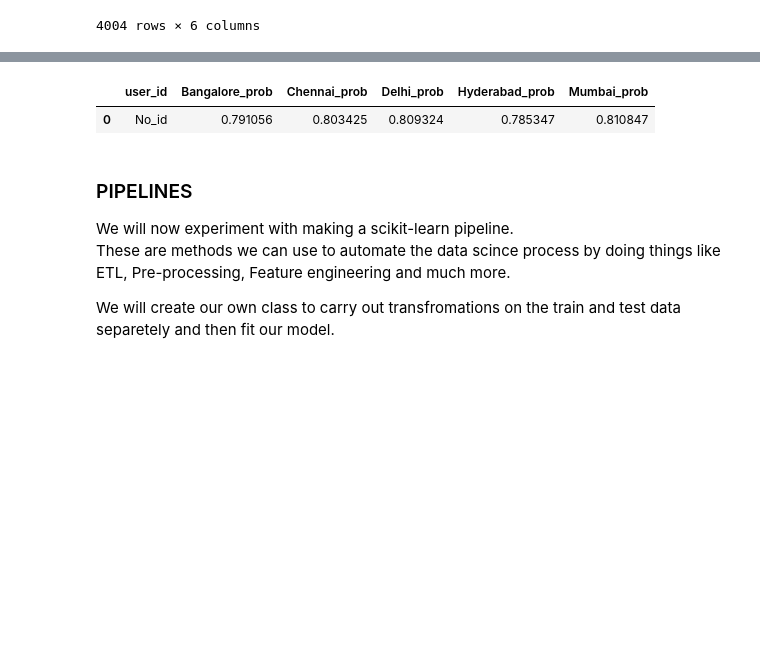
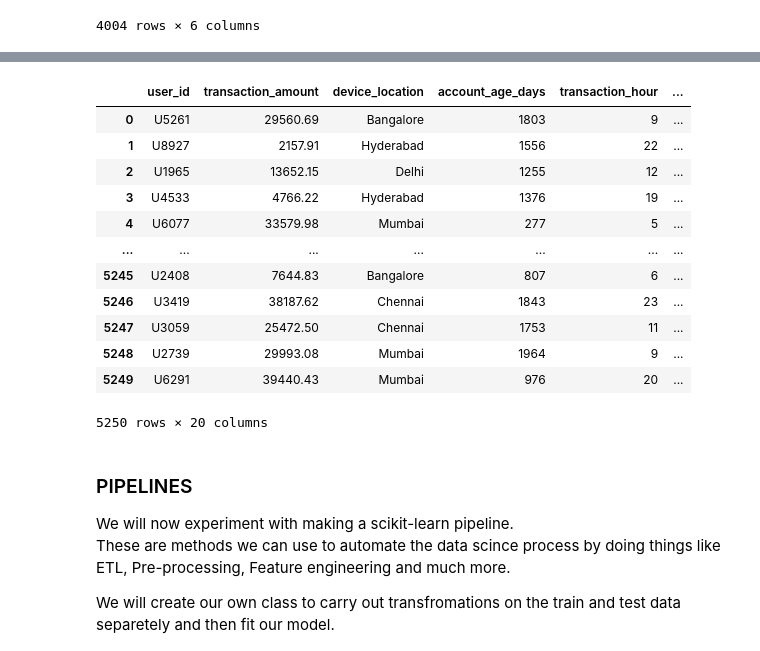
Before and after one commit to leta199/Fraud-Detection, a Jupyter notebook: modelling/Fraud detection.ipynb, the cells around one changed output, grey strips where cells are left out. Drawn from its saved outputs; the diff is of its cells as text; code cells hidden in the pictures; blank space fills up the shorter version.

```diff
--- a/modelling/Fraud detection.ipynb
+++ b/modelling/Fraud detection.ipynb
@@ -232,19 +216,18 @@ users_location_history[['Bangalore_prob','Chennai_prob','Delhi_prob','Hyderabad_
 # %%
-total_in_data = col_array_prob.sum(axis=0)
-total_across = col_array_prob.sum()
-total_prob_array = (1-(total_in_data + alpha)/ (total_across + alpha * num_features))
-total_prob_df = pd.DataFrame({
-    "user_id" :["No_id"],
-    "Bangalore_prob" :total_prob_array[0],
-    "Chennai_prob" :total_prob_array[1],
-    "Delhi_prob" :total_prob_array[2],
-    "Hyderabad_prob" :total_prob_array[3],
-    "Mumbai_prob" :total_prob_array[4],
-})
-total_prob_df
 # %% [output]
-|  | user_id | Bangalore_prob | Chennai_prob | Delhi_prob | Hyderabad_prob | Mumbai_prob |
-| 0 | No_id | 0.791056 | 0.803425 | 0.809324 | 0.785347 | 0.810847 |
+|  | user_id | transaction_amount | device_location | account_age_days | transaction_hour | ... |
+| 0 | U5261 | 29560.69 | Bangalore | 1803 | 9 | ... |
+| 1 | U8927 | 2157.91 | Hyderabad | 1556 | 22 | ... |
+| 2 | U1965 | 13652.15 | Delhi | 1255 | 12 | ... |
+| 3 | U4533 | 4766.22 | Hyderabad | 1376 | 19 | ... |
+| 4 | U6077 | 33579.98 | Mumbai | 277 | 5 | ... |
+| ... | ... | ... | ... | ... | ... | ... |
+| 5245 | U2408 | 7644.83 | Bangalore | 807 | 6 | ... |
+| 5246 | U3419 | 38187.62 | Chennai | 1843 | 23 | ... |
+| 5247 | U3059 | 25472.50 | Chennai | 1753 | 11 | ... |
+| 5248 | U2739 | 29993.08 | Mumbai | 1964 | 9 | ... |
+| 5249 | U6291 | 39440.43 | Mumbai | 976 | 20 | ... |
+5250 rows × 20 columns
 # %% [markdown]
 ### PIPELINES
 We will now experiment with making a scikit-learn pipeline.
```
Also changed, not shown: parts of 14 cells of this notebook.
